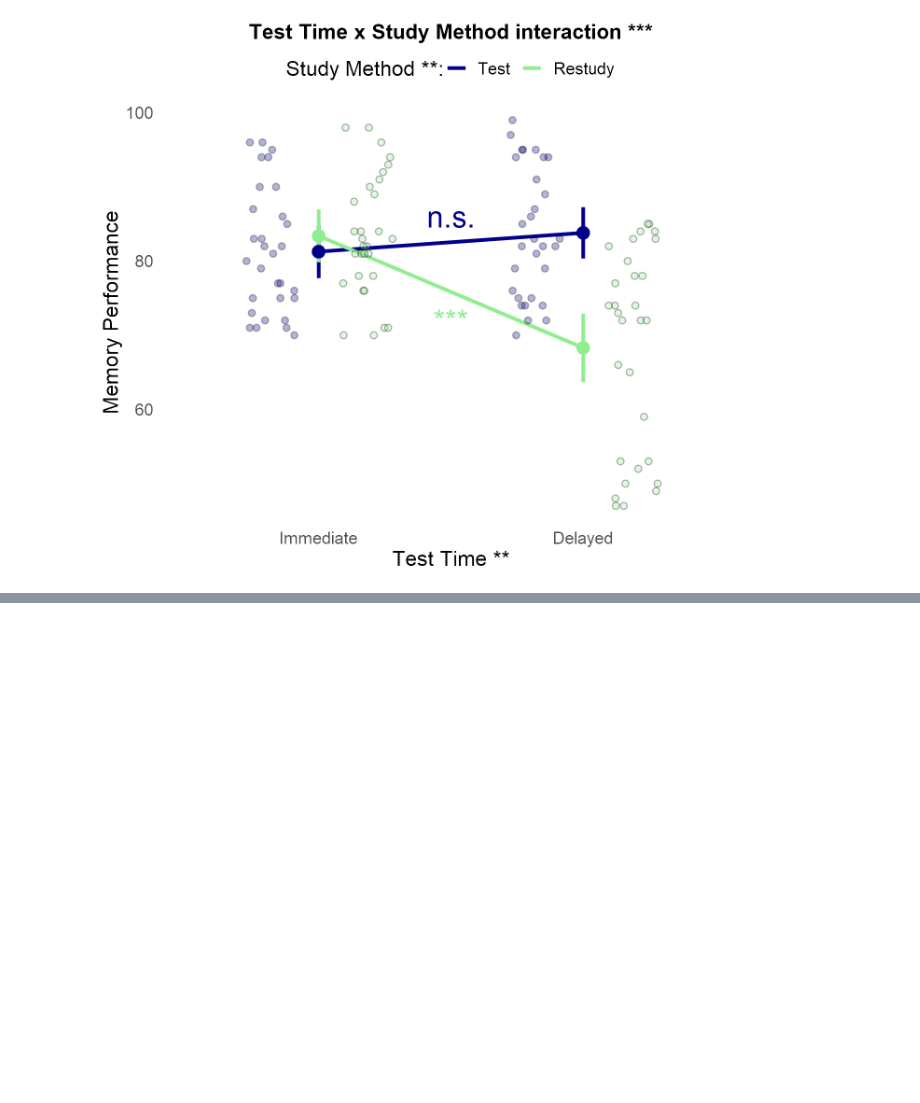
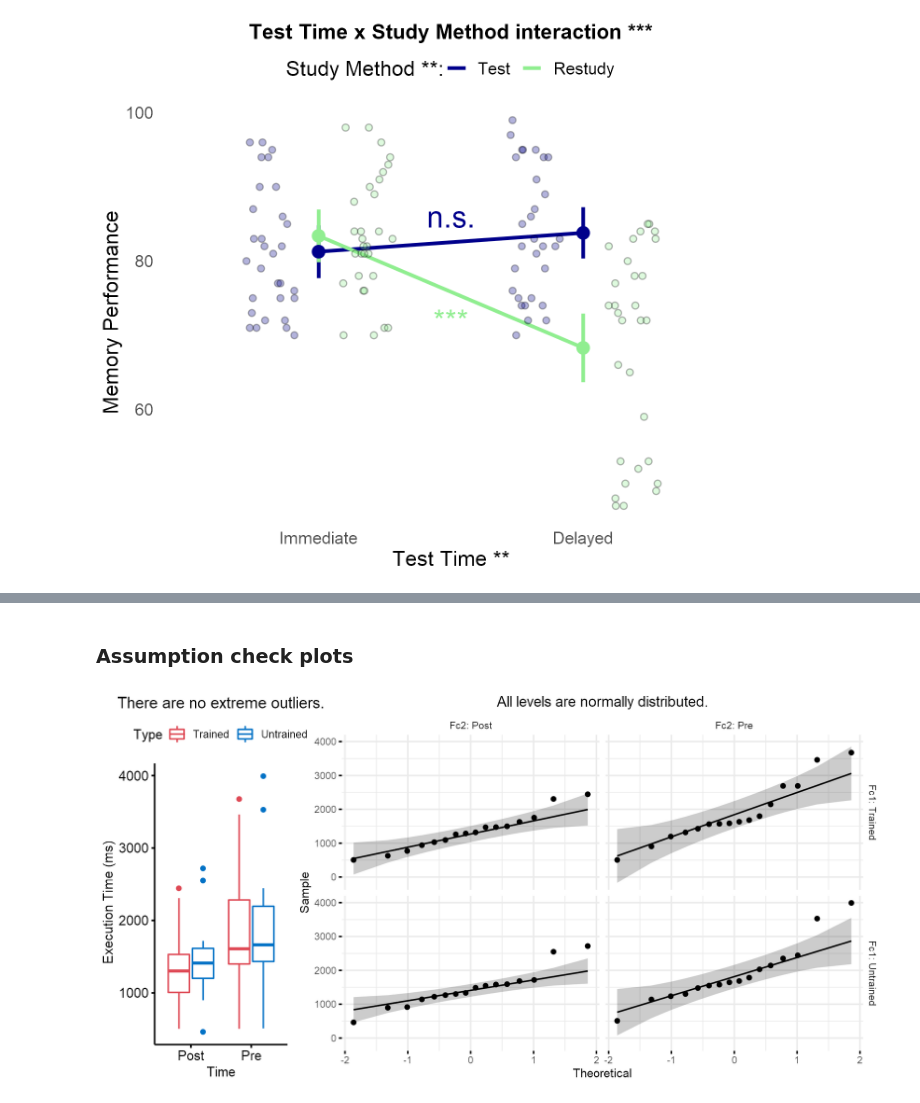
Before and after one commit to dcdace/R_functions, a Jupyter notebook: Notebook_rm_2by2_ANOVA.ipynb, the cells around one changed output, grey strips where cells are left out. Drawn from its saved outputs; the diff is of its cells as text; code cells hidden in the pictures; blank space fills up the shorter version.

```diff
--- a/Notebook_rm_2by2_ANOVA.ipynb
+++ b/Notebook_rm_2by2_ANOVA.ipynb
@@ -566,9 +567,9 @@ plot.anova <-
   # make it nicer
   theme_minimal() +
   theme(
-    text = element_text(size = 20),
+    text = element_text(size = 16),
     plot.title = element_text(hjust = 0.5,
-                              size = 20,
+                              size = 16,
                               face = "bold"),
     panel.grid.major = element_blank(),
     panel.grid.minor = element_blank(),
@@ -765,0 +773,10 @@ results$plot.anova +
+# %%
+dataOL <-
+  read.csv('https://raw.githubusercontent.com/dcdace/E2fMRI_MVPA_PPI/master/Data/BehaviouralResults_longformat.csv')
+
+# Change the Type levels to better reflect the data content
+dataOL$Type <- factor(dataOL$Type,
+                               levels = c("TR", "UN"),
+                               labels = c("Trained", "Untrained"))
+
+head(dataOL)
@@ -765,0 +795,21 @@ results$plot.anova +
+# %%
+# ----------------------------------------------------------------------
+# Specify items and parameters
+# ----------------------------------------------------------------------
+
+# From the dataset, specify subject ID, Dependent Variable, and 2 within-subject Factors
+columns <- list(
+  sID = "sID",
+  DV  = "ET",
+  Fc1 = "Type",
+  Fc2 = "Time"
+)
+# Define plot label names, tilte and colors
+param <- list(
+  y.label    = "Execution Time (ms)",
+  Fc1.label  = "Type",
+  Fc2.label  = "Time",
+  cat.color  = c('#df4a56', '#0272c6')
+)
+# the plot title
+param$title <- sprintf('%s x %s interaction', param$Fc2.label, param$Fc1.label)
@@ -765,0 +818,2 @@ results$plot.anova +
+# %%
+results <- rm_2by2_anova(dataOL, columns, param)
@@ -765,0 +838,8 @@ results$plot.anova +
+# %% [markdown]
+### Assumption check plots
+# %%
+options(repr.plot.width = 10, repr.plot.height = 5, repr.plot.res = 200) # change plot size
+
+results$plot.assumption.checks
+# %% [output]
+[figure, added]
```
Also changed, not shown: parts of 11 cells of this notebook.
